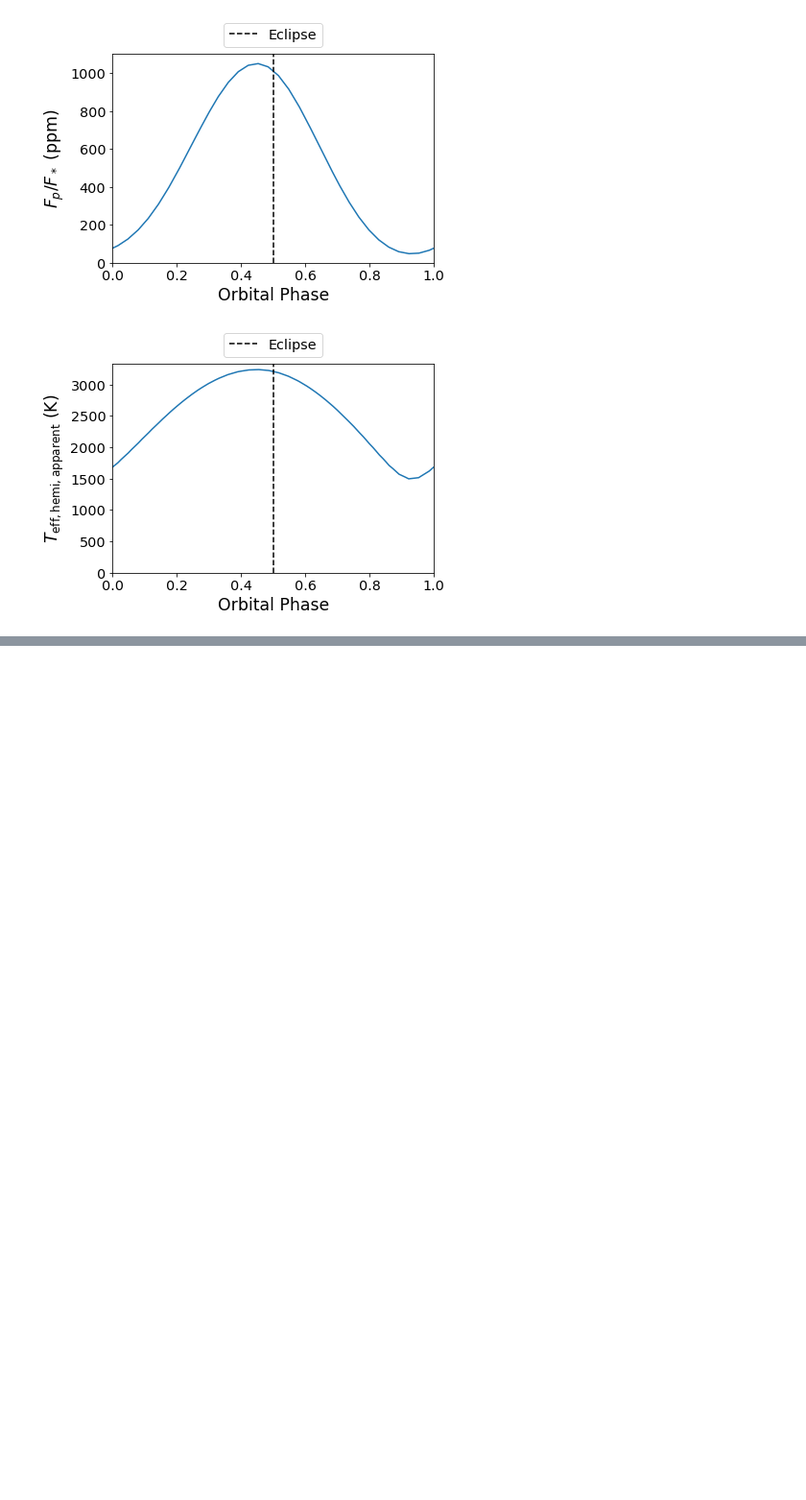
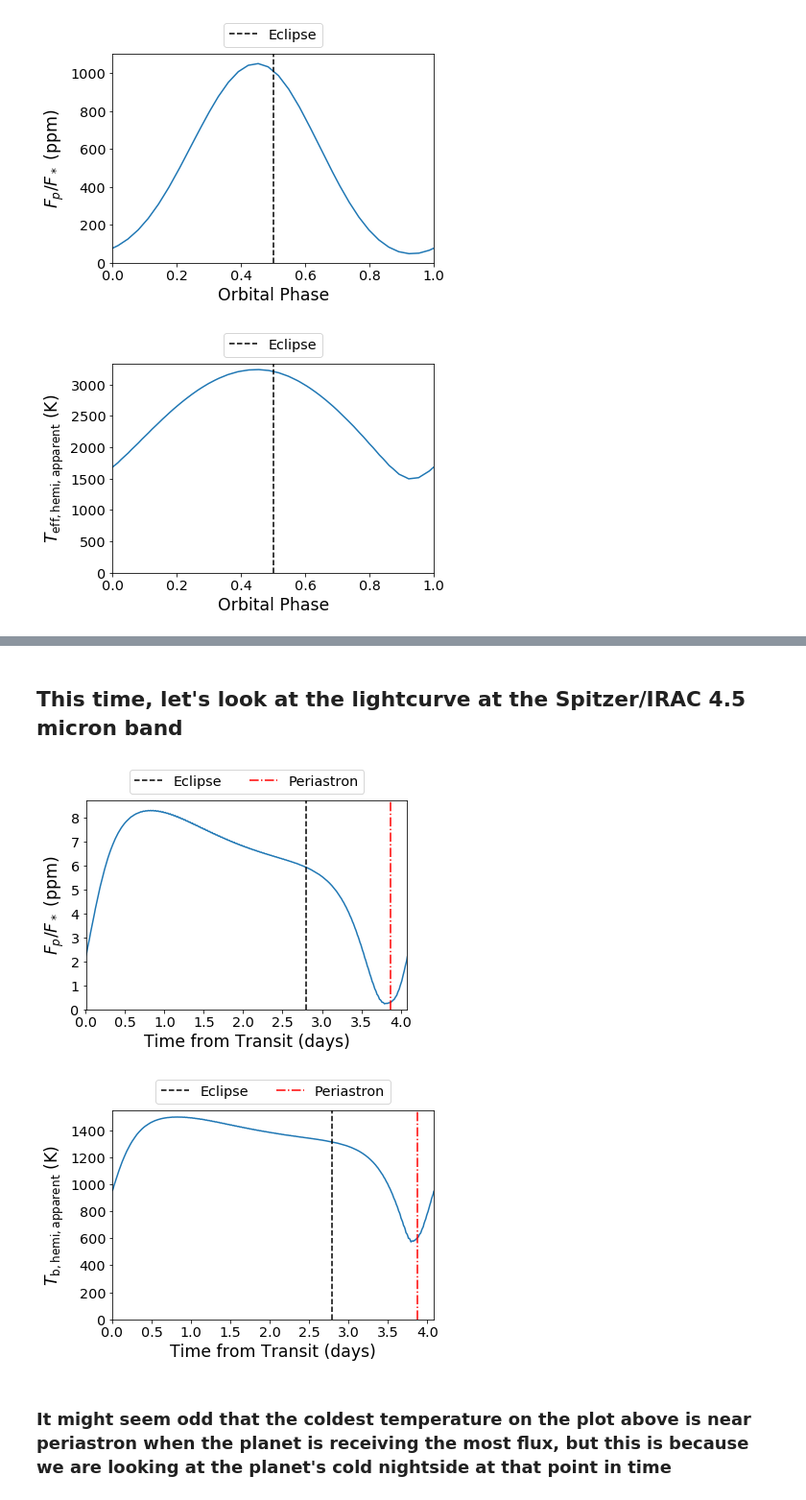
Before and after one commit to taylorbell57/Bell_EBM, a Jupyter notebook: Bell_EBM_Tutorial.ipynb, the cells around one changed output, grey strips where cells are left out. Shown at 96% size. Drawn from its saved outputs; the diff is of its cells as text; code cells hidden in the pictures; blank space fills up the shorter version.

```diff
--- a/Bell_EBM.ipynb
+++ b/Bell_EBM_Tutorial.ipynb
@@ -66,0 +139,15 @@ plt.close()
+# %% [markdown]
+## This time, let's look at the lightcurve at the Spitzer/IRAC 4.5 micron band
+# %%
+# Plot the lightcurves
+fig = system.plot_lightcurve(times, maps, bolo=False, wav=4.5e-6)
+plt.show()
+
+# Plot the temperature curves
+fig = system.plot_tempcurve(times, maps, bolo=False, wav=4.5e-6)
+plt.show()
+# %% [output]
+[figure, added]
+[figure, added]
+# %% [markdown]
+### It might seem odd that the coldest temperature on the plot above is near periastron when the planet is receiving the most flux, but this is because we are looking at the planet's cold nightside at that point in time
```
Also changed, not shown: parts of 21 cells of this notebook, 7 other files.
